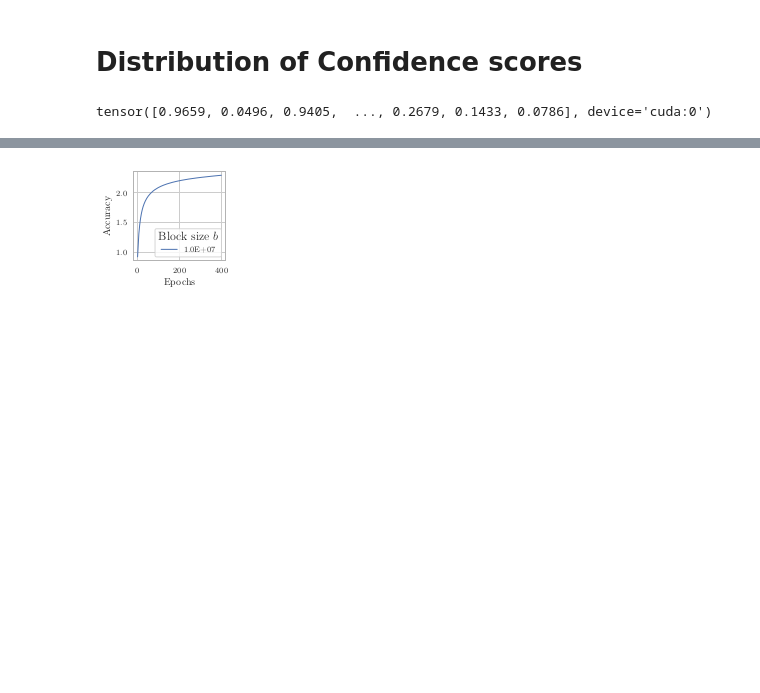
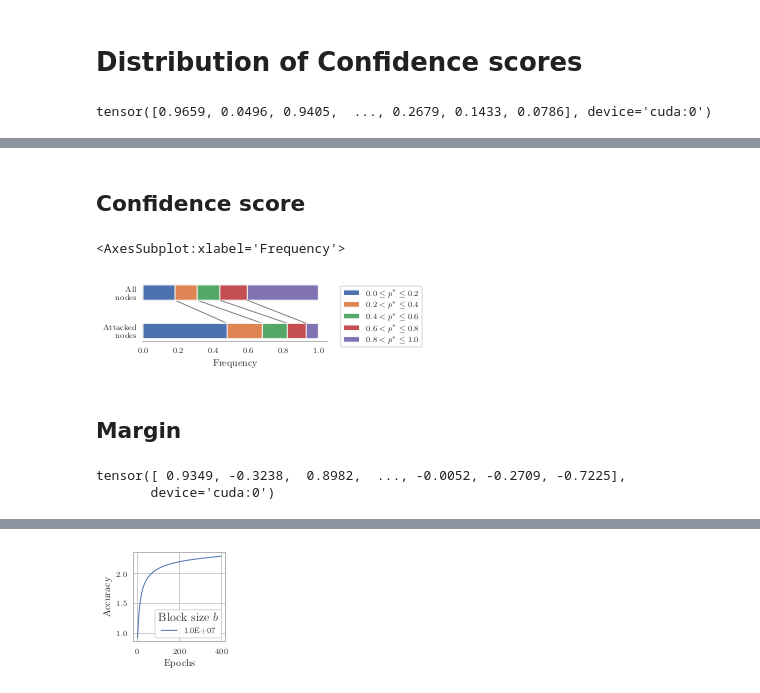
Before and after one commit to sigeisler/robustness_of_gnns_at_scale, a Jupyter notebook: notebooks/Figure - PR-BCD Loss.ipynb, the cells around one changed output, grey strips where cells are left out. Drawn from its saved outputs; the diff is of its cells as text; code cells hidden in the pictures; blank space fills up the shorter version.

```diff
--- a/notebooks/Figure - PR-BCD Loss.ipynb
+++ b/notebooks/Figure - PR-BCD Loss.ipynb
@@ -324 +329,65 @@ Epoch: 220 Loss: 2.221384286880493 Accuracy: 61.332 %
 ... (8 outputs left out)
+# %% [markdown]
+## Confidence score
+# %%
+probs = probs_correct_class[adversary.modified_edge_index[
+    :, torch.isclose(adversary.modified_edge_weight_diff.abs(), torch.tensor(1.))
+]].cpu()
+probs_correct_class_attacked = np.where(probs[0] > probs[1], probs[1], probs[0])
+# %%
+bins = 5
+x_1 = 2
+x_2 = 0
+width = 0.8
+
+freq_c, borders = np.histogram(probs_correct_class.cpu(), bins=bins, range=(0,1), density=True)
+#freq_p, borders = np.histogram(probs_correct_class[attcked_edges].cpu(), bins=bins, range=(0,1), density=True)
+freq_p, borders = np.histogram(probs_correct_class_attacked, bins=bins, range=(0,1), density=True)
+
+fig, ax = mpl_latex.newfig(width=0.6, ratio_yx=0.33)
+
+#plt.plot((0, 0), [x_1 - width/2, x_2 + width/2], color='k')
+for i, (element_c, element_p) in enumerate(zip(np.cumsum(freq_c)/bins, np.cumsum(freq_p)/bins)):
+    if i != 0:
+        sep = '<'
+    else:
+        sep = '\le'
+    plt.barh([x_1, x_2],
+             (element_c, element_p),
+             width,
+             zorder=bins-i,
+             label=f'${borders[i]:.1f} {sep} p^* \le {borders[i+1]:.1f}$')
+    if i < bins-1:
+        plt.plot((element_c, element_p), [x_1 - width/2, x_2 + width/2], color='grey', label='_nolegend_')
+
+
+plt.yticks([x_1, x_2], ['All\nnodes', 'Attacked\nnodes'])
+
+plt.grid(False)
+
+ax.spines['right'].set_visible(False)
+ax.spines['left'].set_visible(False)
+ax.spines['top'].set_visible(False)
+
+plt.xlabel('Frequency')
+plt.legend(bbox_to_anchor=(1.05, 1), loc='upper left')
+
+mpl_latex.savefig(f'latex/assets/global_prbcd_arxiv_relfeq_attacked', fig, close_fig=False)
+
+plt.gca()
+# %% [output]
+<AxesSubplot:xlabel='Frequency'>
+[figure, added]
+# %% [markdown]
+## Margin
+# %%
+sorted = pred_logits_surr.argsort(-1).cpu()
+best_non_target_class = sorted[sorted != labels[:, None]].reshape(pred_logits_surr.size(0), -1)[:, -1]
+margin = (
+    pred_logits_surr[np.arange(pred_logits_surr.size(0)), labels.long()].exp()
+    - pred_logits_surr[np.arange(pred_logits_surr.size(0)), best_non_target_class.long()].exp()
+)
+margin
+# %% [output]
+tensor([ 0.9349, -0.3238,  0.8982,  ..., -0.0052, -0.2709, -0.7225],
+       device='cuda:0')
```
Also changed, not shown: parts of 10 cells of this notebook, 12 other files.
